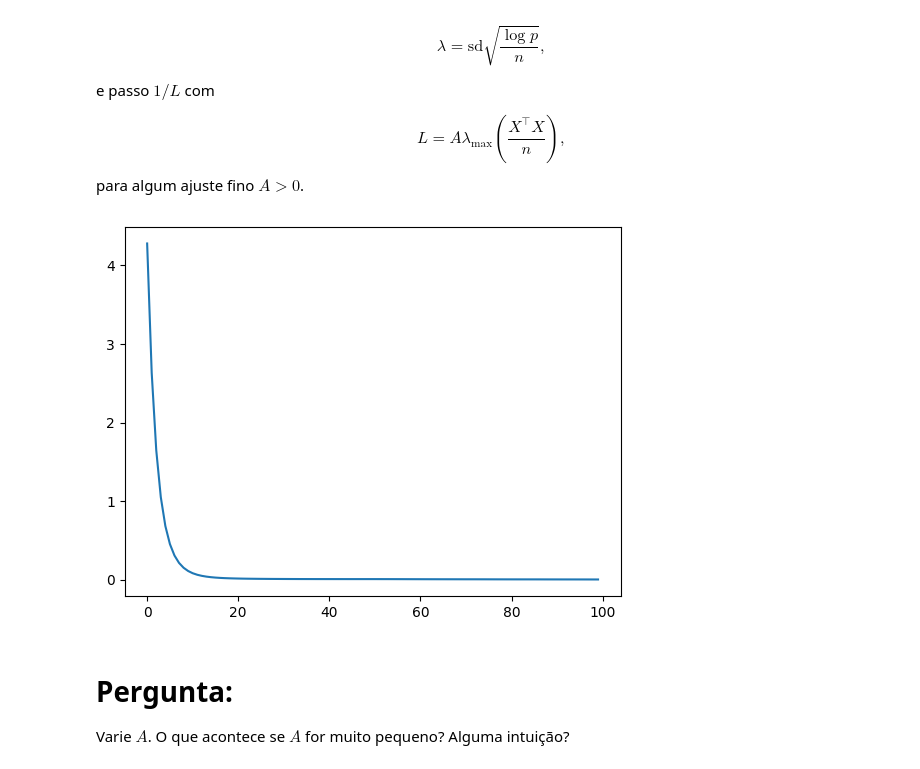
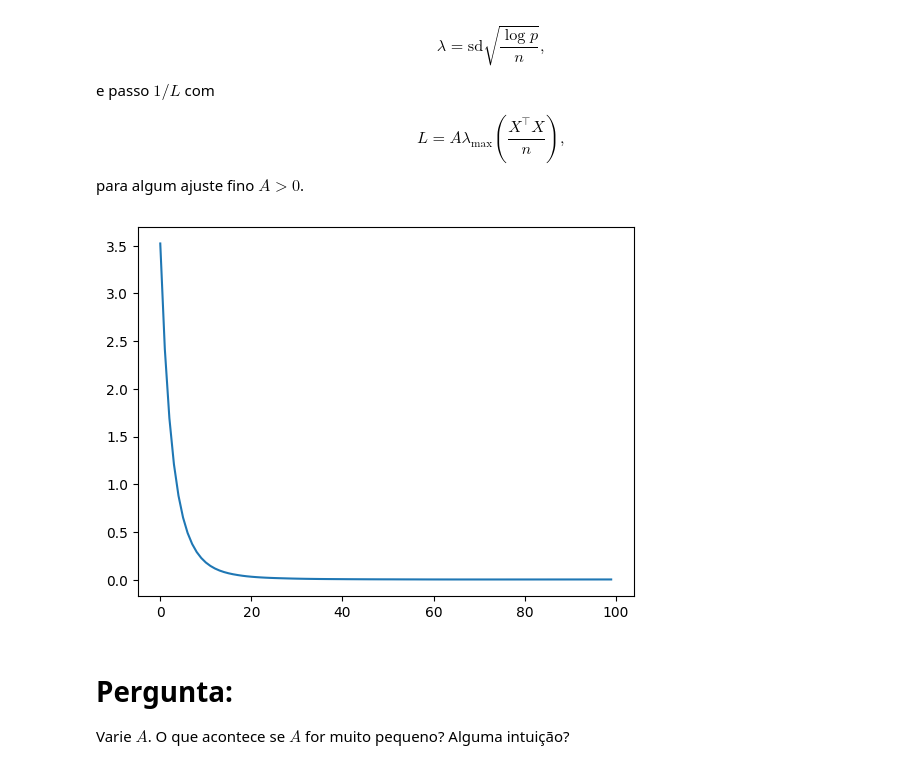
Before and after one commit to scrocha/otimizacao-OCD-2024, a Jupyter notebook: Atividade_01/Lasso_Sillas.ipynb, the cells around one changed output. Drawn from its saved outputs; the diff is of its cells as text; code cells hidden in the pictures.

```diff
--- a/Atividade_01/Lasso_Sillas.ipynb
+++ b/Atividade_01/Lasso_Sillas.ipynb
@@ -197,8 +197,8 @@ def linear_reg(n:int, p:int, SlopeB:bool, X:np.ndarray, y:np.ndarray, L:float, l
 
     omega = np.ones(p)
     if SlopeB:
-        for j in range(1, p):
-            omega[j] = np.sqrt(np.log(2 * p / j))
+        for j in range(1, p + 1):
+            omega[j-1] = np.sqrt(np.log(2 * p / j))
 
     b = b0.reshape(-1,1)
     loss_history = list()
@@ -218,17 +218,17 @@ def linear_reg(n:int, p:int, SlopeB:bool, X:np.ndarray, y:np.ndarray, L:float, l
 # %%
 #Exemplo:
 b0 = np.asmatrix(np.zeros(p)).T
 t_final = 100
-SlopeB = False
+SlopeB = True
 A = 4
 L = A*np.max(la.eigvalsh(X.T @ X / X.shape[0]))
 lambd = sd*np.sqrt(np.log(p)/n)
 
 f1 = linear_reg(n,p,SlopeB,X,y,L,lambd,b0,t_final)
 plt.plot(f1[0])
 plt.show()
 # %% [output]
-[figure, old version]
+[figure, new version]
 # %% [markdown]
 # Pergunta:
 
```
Also changed, not shown: parts of 4 cells of this notebook.
